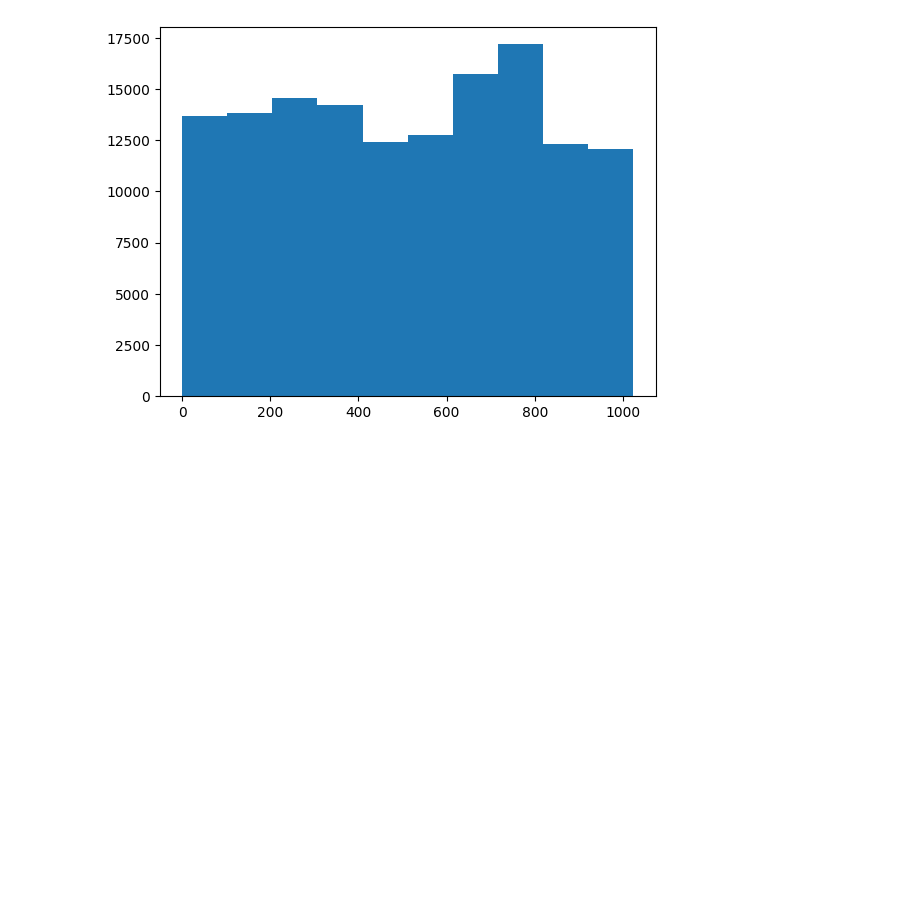
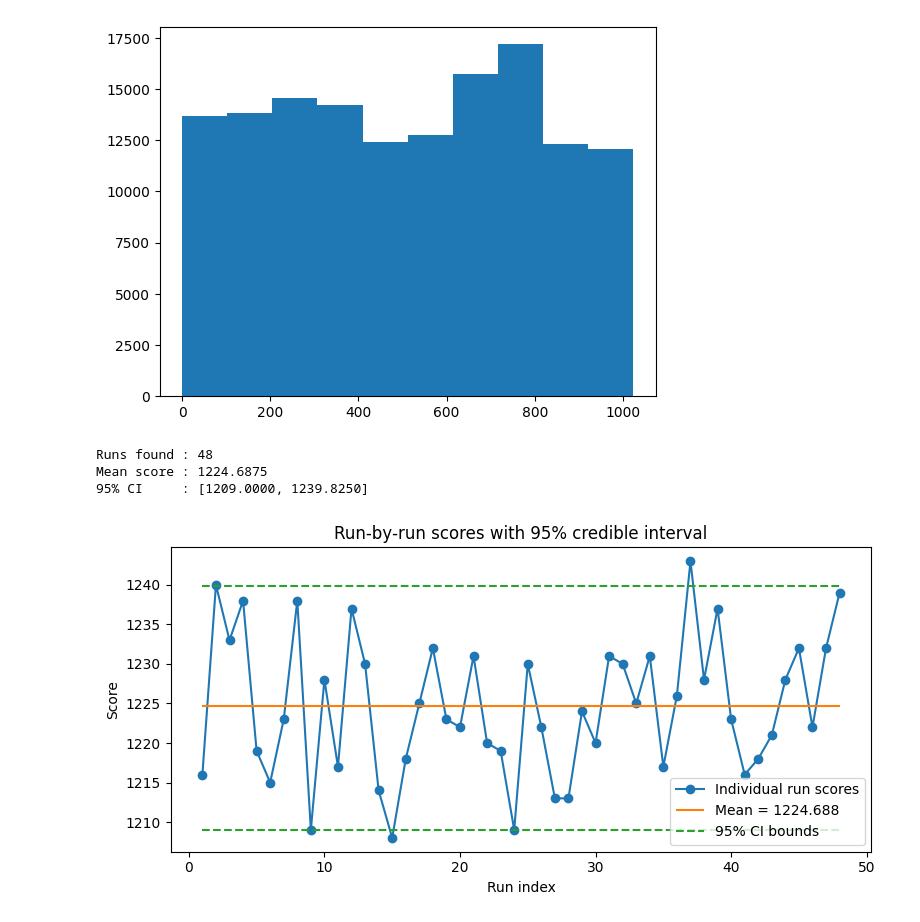
Before and after one commit to sc4224/flywrite, a Jupyter notebook: cluster_similarity_test.ipynb, the cells around one changed output. Cells and saved outputs as stored; diff of their text form; code cells hidden in the pictures; blank space fills up the shorter version.

```diff
--- a/cluster_similarity_test.ipynb
+++ b/cluster_similarity_test.ipynb
@@ -23,7 +24,7 @@ import pickle
 root_id_type_dict = pickle.load(open('root_id_type_dict.pkl', 'rb'))
 # %%
 # let's load the estimated cluster assignments from `cluster_assignment_dict.npy`
-pca_cluster_assignment_dict = np.load('pca_cluster_assignment_dict.npy', allow_pickle=True).item()
+pca_cluster_assignment_dict = np.load('pca_cluster_assignment_dict_tuned.npy', allow_pickle=True).item()
 lv_cluster_assignment_dict = np.load('cluster_assignment_dict.npy', allow_pickle=True).item()
 # %%
 # first, let's create a dictionary of the keys of `root_id_type_dict` mapped to integer indices.
@@ -124,0 +142,12 @@ Random (pessimistic): 1299.0
+# %%
+# tuned pca k means
+# compare the ground-truth assignment against (a) PCA assignment, (b) LV assignment, (c) random assignment (optimistic), and (d) random assignment (pessimistic)
+score_pca, _ = compare_two_assignments(gt_assignments, pca_assignments)
+score_lv, _ = compare_two_assignments(gt_assignments, lv_assignments)
+score_random_optimistic, _ = compare_two_assignments(gt_assignments, random_assignment_optimistic)
+score_random_pessimistic, _ = compare_two_assignments(gt_assignments, random_assignment_pessimistic)
+
+print(f'PCA: {score_pca}')
+print(f'LV: {score_lv}')
+print(f'Random (optimistic): {score_random_optimistic}')
+print(f'Random (pessimistic): {score_random_pessimistic}')
@@ -147,3 +189,41 @@ plot.hist(lv_assignments)
 plot.show()
 # %% [output]
 [figure]
+# %%
+scores = []
+
+for i in range(48):
+    pca_cluster_assignment_dict = np.load(f"runs/pca_cluster_assignment_dict_tuned_{i+1}.npy", allow_pickle=True).item()
+    shared_root_ids = list(set(root_id_type_dict.keys())
+                       .intersection(set(pca_cluster_assignment_dict.keys())))
+    gt_assignments = np.array([cluster_string_to_cid[root_id_type_dict[root_id]] for root_id in shared_root_ids])
+    pca_assignments = np.array([pca_cluster_assignment_dict[root_id] for root_id in shared_root_ids])
+    score_pca, _ = compare_two_assignments(gt_assignments, pca_assignments)
+    scores.append(score_pca)
+
+scores = np.array(scores)
+mean_score = scores.mean()
+lower, upper = np.percentile(scores, [2.5, 97.5])
+
+print(f"Runs found : {len(scores)}")
+print(f"Mean score : {mean_score:.4f}")
+print(f"95% CI     : [{lower:.4f}, {upper:.4f}]")
+
+runs = np.arange(1, len(scores) + 1)
+plt.figure(figsize=(8,4))
+plt.plot(runs, scores, 'o-', label="Individual run scores")
+plt.hlines(mean_score, runs[0], runs[-1],
+           colors='C1', linestyles='-', label=f"Mean = {mean_score:.3f}")
+plt.hlines([lower, upper], runs[0], runs[-1],
+           colors='C2', linestyles='--', label="95% CI bounds")
+plt.xlabel("Run index")
+plt.ylabel("Score")
+plt.title("Run‑by‑run scores with 95% credible interval")
+plt.legend()
+plt.tight_layout()
+plt.show()
+# %% [output]
+Runs found : 48
+Mean score : 1224.6875
+95% CI     : [1209.0000, 1239.8250]
+[figure, added]
```
Also changed, not shown: parts of 12 cells of this notebook, 6 other files.
